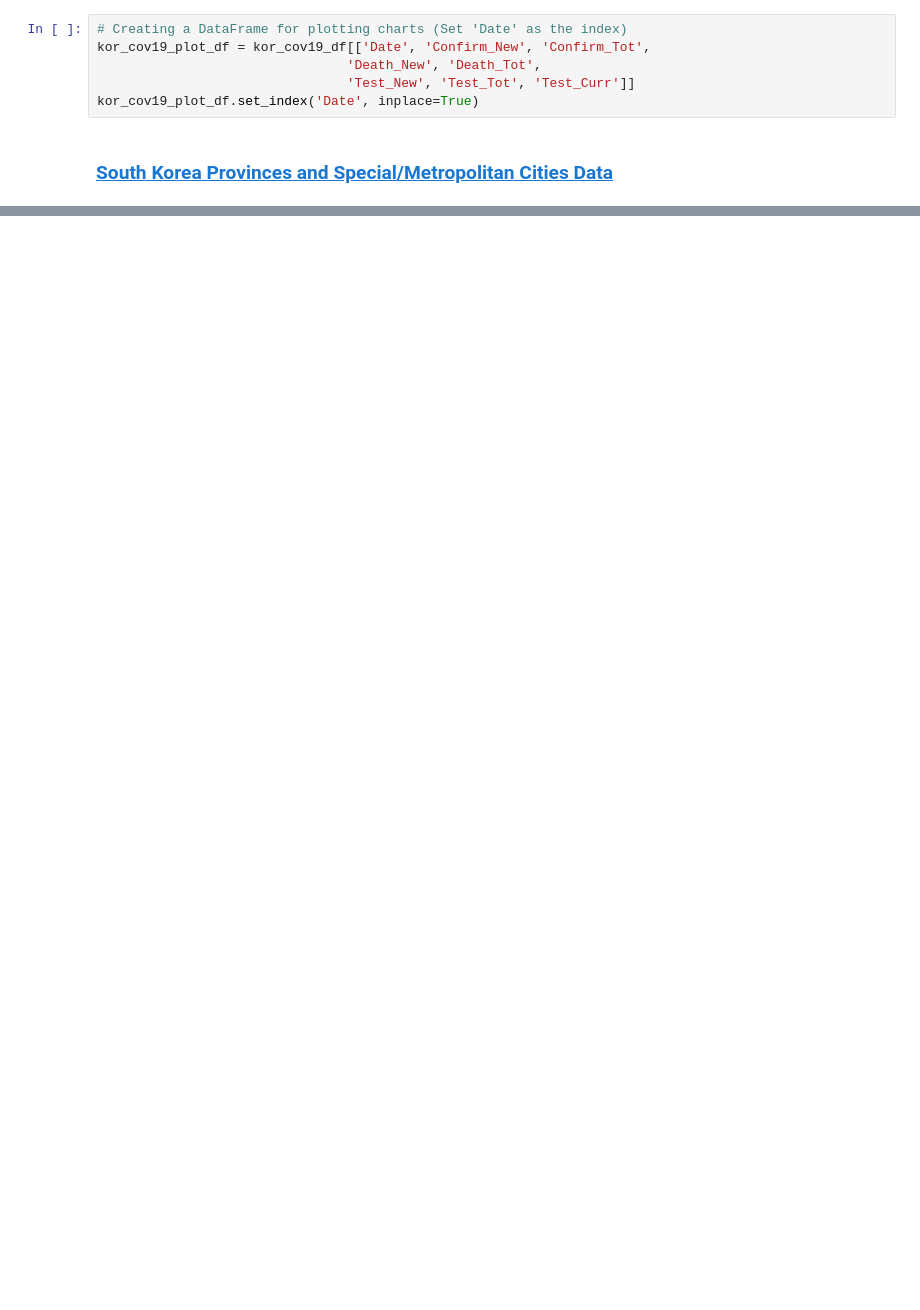
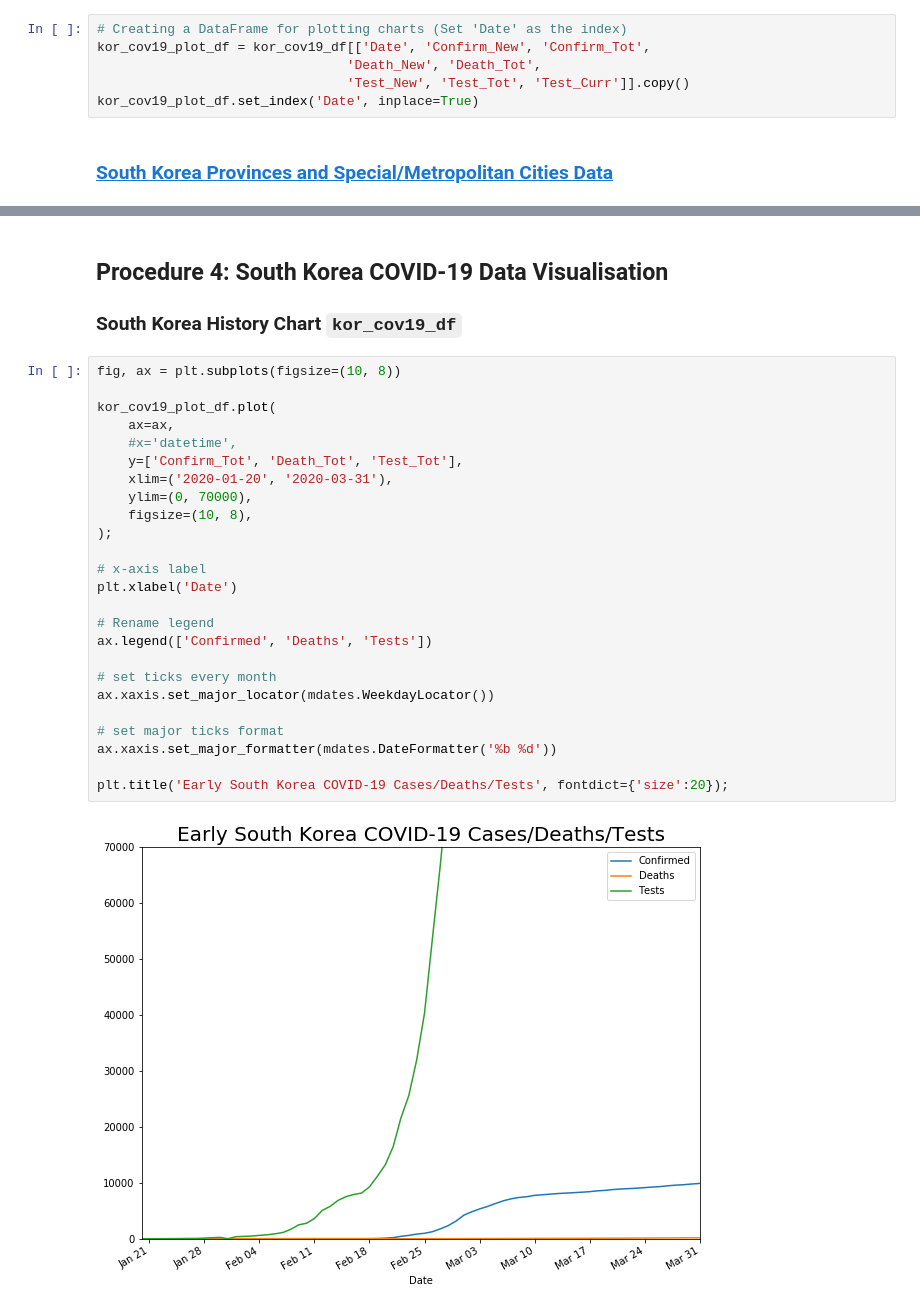
Before and after one commit to katkim0307/COVID-19_Response_Comparison, a Jupyter notebook: Final.ipynb, the cells around one changed output, grey strips where cells are left out. Drawn from its saved outputs; the diff is of its cells as text; blank space fills up the shorter version.

```diff
--- a/Final.ipynb
+++ b/Final.ipynb
@@ -530,7 +598,7 @@ kor_cov19_df.fillna(0, inplace=True)
 # Creating a DataFrame for plotting charts (Set 'Date' as the index)
 kor_cov19_plot_df = kor_cov19_df[['Date', 'Confirm_New', 'Confirm_Tot',
                                 'Death_New', 'Death_Tot',
-                                'Test_New', 'Test_Tot', 'Test_Curr']]
+                                'Test_New', 'Test_Tot', 'Test_Curr']].copy()
 kor_cov19_plot_df.set_index('Date', inplace=True)
 # %% [markdown]
 ### [South Korea Provinces and Special/Metropolitan Cities Data](https://github.com/katkim0307/COVID-19_Response_Comparison/blob/master/Data/input/covid_19_south_korea_full_xls.xlsx)
@@ -548,0 +643,30 @@ kor_cov19_province_plot_df.set_index('Date', inplace=True)
+# %% [markdown]
+## Procedure 4: South Korea COVID-19 Data Visualisation
+### South Korea History Chart `kor_cov19_df`
+# %%
+fig, ax = plt.subplots(figsize=(10, 8))
+
+kor_cov19_plot_df.plot(
+    ax=ax,
+    #x='datetime',
+    y=['Confirm_Tot', 'Death_Tot', 'Test_Tot'],
+    xlim=('2020-01-20', '2020-03-31'),
+    ylim=(0, 70000),
+    figsize=(10, 8),
+);
+
+# x-axis label
+plt.xlabel('Date')
+
+# Rename legend
+ax.legend(['Confirmed', 'Deaths', 'Tests'])
+
+# set ticks every month
+ax.xaxis.set_major_locator(mdates.WeekdayLocator())
+
+# set major ticks format
+ax.xaxis.set_major_formatter(mdates.DateFormatter('%b %d'))
+
+plt.title('Early South Korea COVID-19 Cases/Deaths/Tests', fontdict={'size':20});
+# %% [output]
+[figure, added]
```
Also changed, not shown: parts of 35 cells of this notebook, 3 other files.
